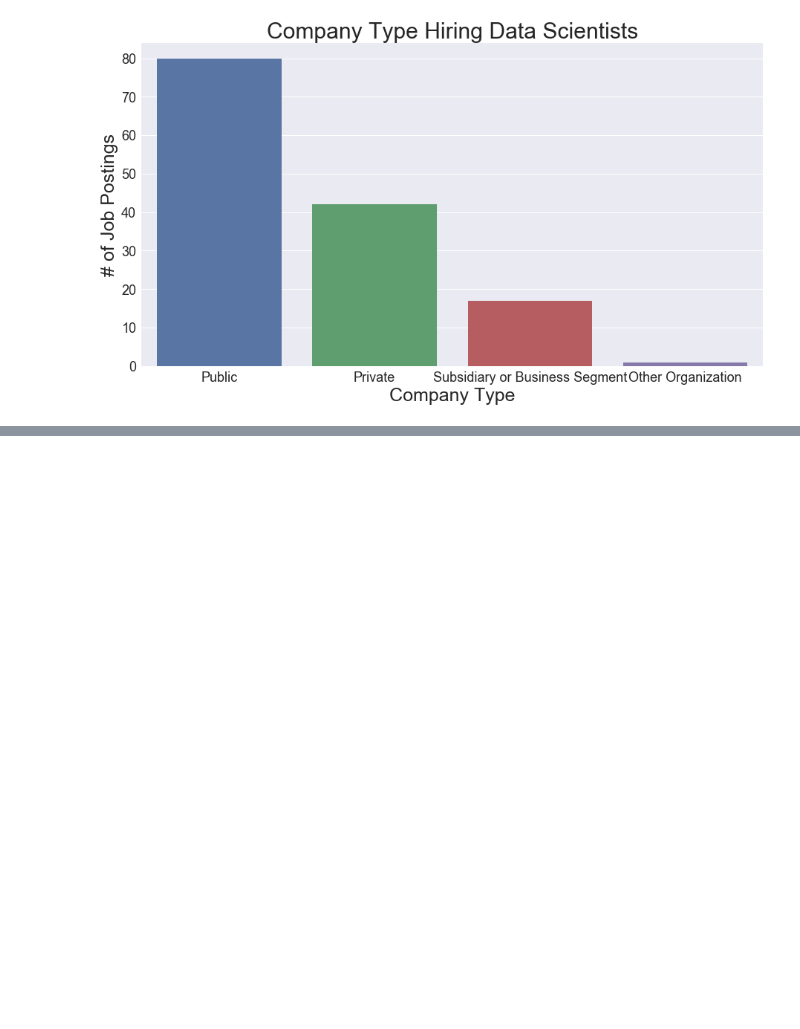
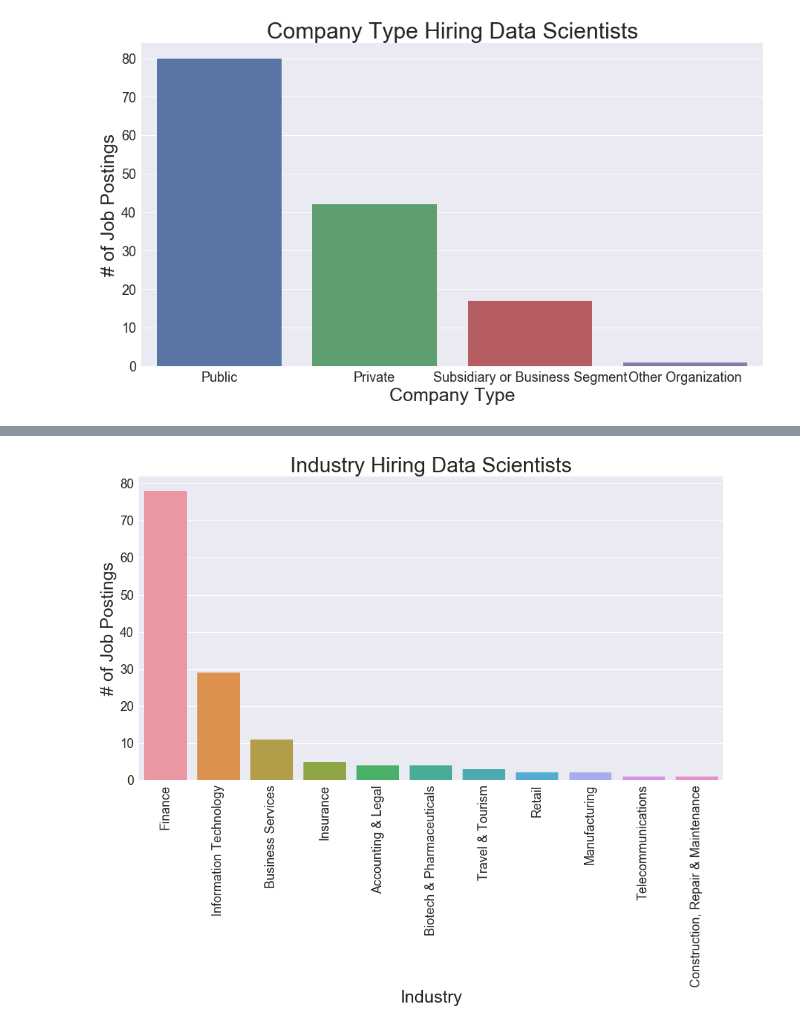
Before and after one commit to jasonchanhku/DataScienceDemand, a Jupyter notebook: Data Science Demand in Hong Kong.ipynb, the cells around one changed output, grey strips where cells are left out. Saved outputs shown, nothing was run; the diff lists cells and outputs as text; code cells hidden in the pictures; blank space fills up the shorter version.

```diff
--- a/Data Science Demand in Hong Kong.ipynb
+++ b/Data Science Demand in Hong Kong.ipynb
@@ -250,0 +255,12 @@ sns.plt.show()
+# %%
+plt.subplots(figsize=(15, 8))
+q1 = sns.countplot(x = 'Industry', data = df, order = df['Industry'].value_counts().index)
+q1.set_title('Industry Hiring Data Scientists', fontsize = 30)
+q1.set_ylabel('# of Job Postings',fontsize = 25)
+q1.set_xlabel('Industry',fontsize = 25)
+q1.tick_params(labelsize = 18)
+q1.set_xticklabels(q1.get_xticklabels(),rotation=90)
+
+sns.plt.show()
+# %% [output]
+[figure, added]
```
Also changed, not shown: parts of 5 cells of this notebook.
